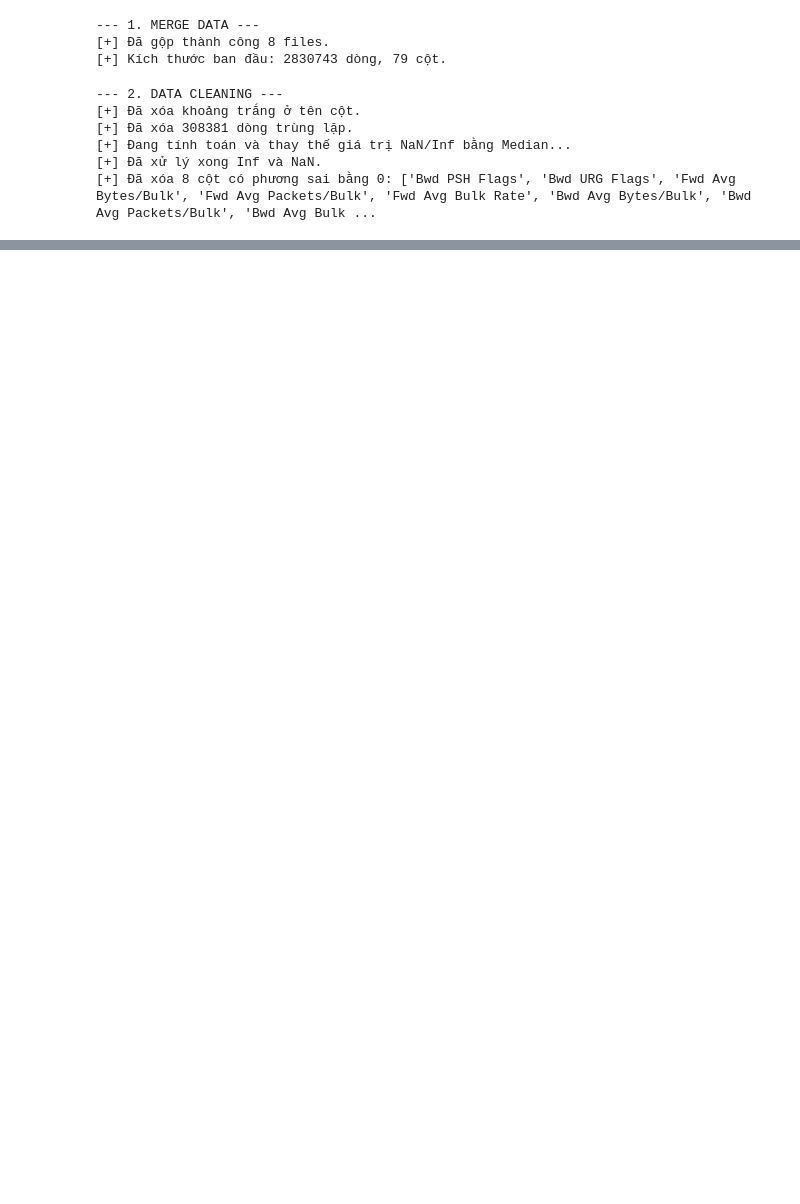
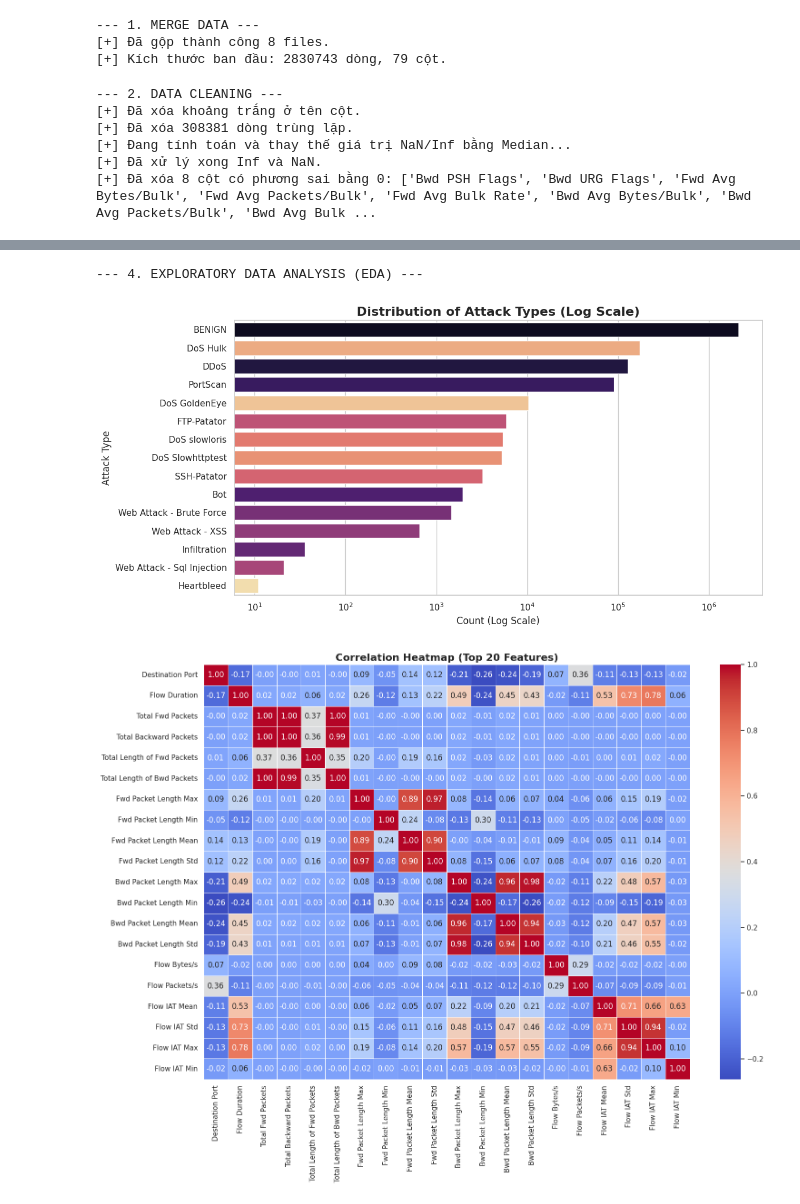
Before and after one commit to ngdinthie32/Network-Intrusion-Detection-ML, a Jupyter notebook: main.ipynb, the cells around one changed output, grey strips where cells are left out. Saved outputs shown, nothing was run; the diff lists cells and outputs as text; code cells hidden in the pictures; blank space fills up the shorter version.

Commit message:
docs: Plot attack types distribution and correlation heatmap

```diff
--- a/main.ipynb
+++ b/main.ipynb
@@ -120,0 +118,33 @@ df = reduce_mem_usage(df)
+# %%
+print("--- 4. EXPLORATORY DATA ANALYSIS (EDA) ---")
+sns.set_theme(style="whitegrid")
+
+df['Label'] = df['Label'].astype(str).str.replace(r'[^\x00-\x7F]+', '-', regex=True)
+
+plt.rcParams['font.family'] = 'DejaVu Sans'
+
+# Biểu đồ 1: Phân phối các loại tấn công
+plt.figure(figsize=(12, 6))
+order = df['Label'].value_counts().index
+
+sns.countplot(y="Label", data=df, order=order, hue="Label", palette="magma", legend=False)
+plt.title('Distribution of Attack Types (Log Scale)', fontsize=16, fontweight='bold')
+plt.xlabel('Count (Log Scale)', fontsize=12)
+plt.ylabel('Attack Type', fontsize=12)
+plt.xscale('log')
+plt.tight_layout()
+plt.show()
+
+# Biểu đồ 2: Correlation Heatmap
+plt.figure(figsize=(16, 12))
+numeric_features = df.select_dtypes(include=[np.number])
+corr_matrix = numeric_features.iloc[:, :20].corr()
+
+sns.heatmap(corr_matrix, cmap='coolwarm', annot=True, fmt=".2f", linewidths=0.5)
+plt.title('Correlation Heatmap (Top 20 Features)', fontsize=16, fontweight='bold')
+plt.tight_layout()
+plt.show()
+# %% [output]
+--- 4. EXPLORATORY DATA ANALYSIS (EDA) ---
+[figure, added]
+[figure, added]
```
Also changed, not shown: parts of 2 cells of this notebook.
